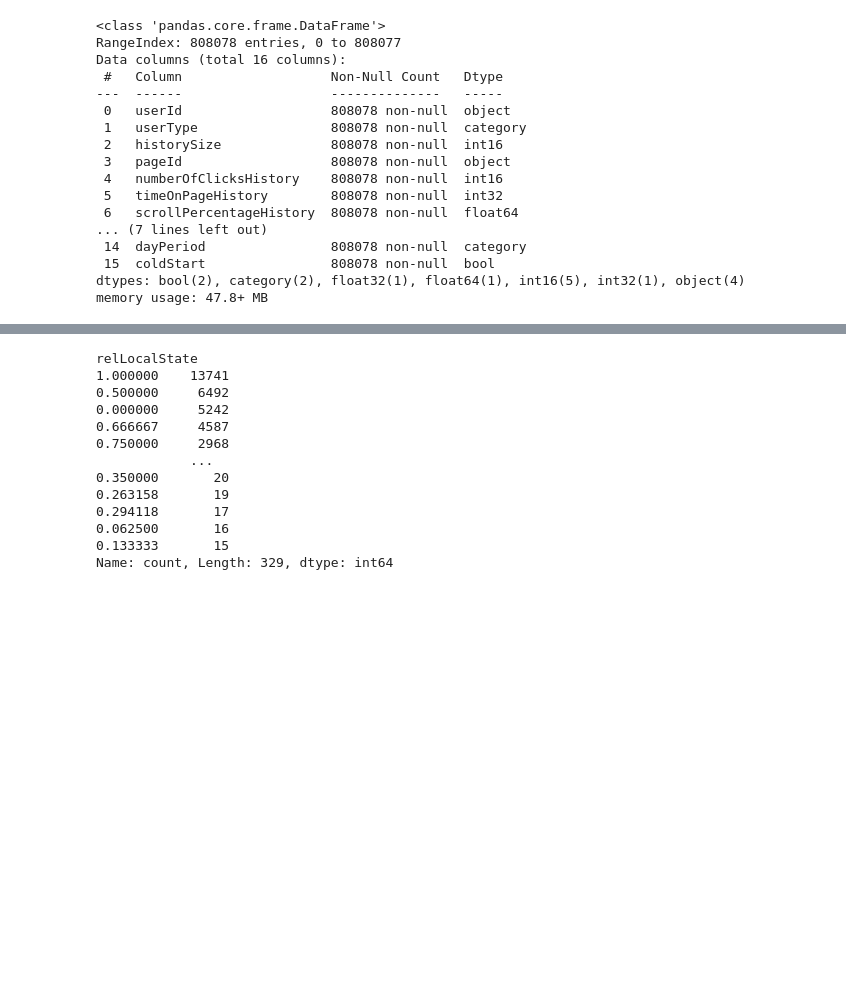
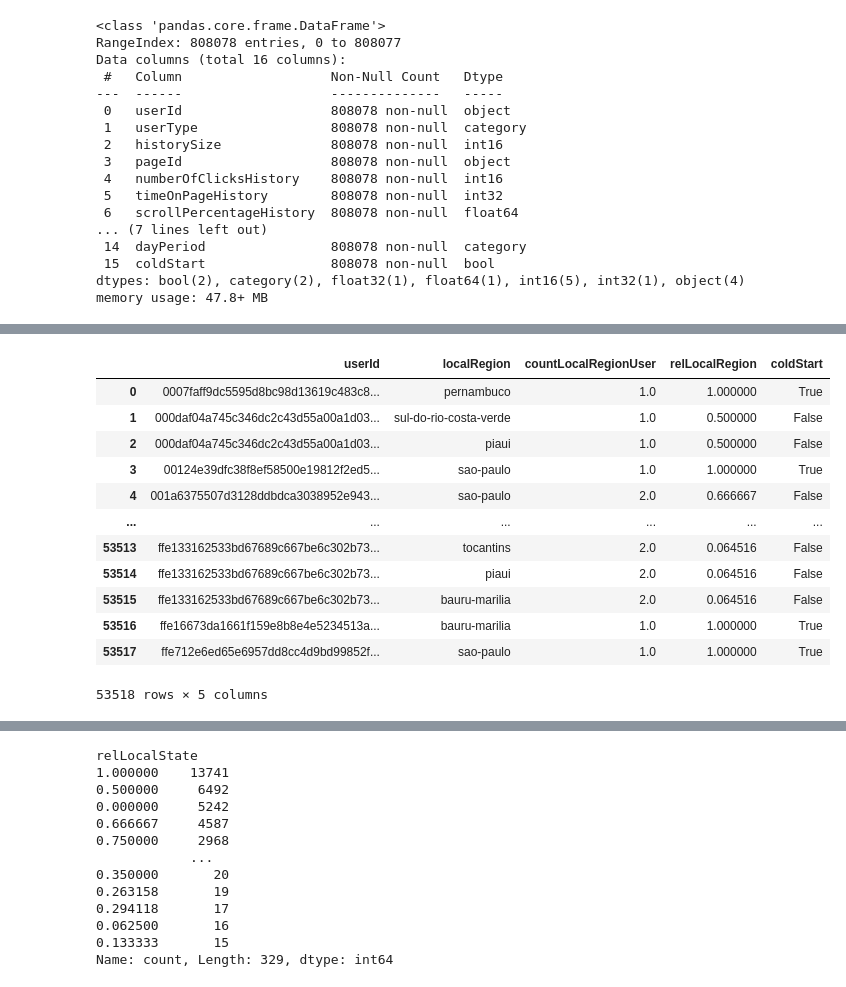
Before and after one commit to gmferratti/ML_Engineer_Datathon, a Jupyter notebook: notebooks/gmferratti/features/mixed_features.ipynb, the cells around one changed output, grey strips where cells are left out. Saved outputs shown, nothing was run; the diff lists cells and outputs as text; code cells hidden in the pictures; blank space fills up the shorter version.

```diff
--- a/notebooks/gmferratti/features/mixed_features.ipynb
+++ b/notebooks/gmferratti/features/mixed_features.ipynb
@@ -174,0 +404,16 @@ df_mix = preprocess_mix_feats(news, users)
+# %%
+region_df
+# %% [output]
+|  | userId | localRegion | countLocalRegionUser | relLocalRegion | coldStart |
+| 0 | 0007faff9dc5595d8bc98d13619c483c8... | pernambuco | 1.0 | 1.000000 | True |
+| 1 | 000daf04a745c346dc2c43d55a00a1d03... | sul-do-rio-costa-verde | 1.0 | 0.500000 | False |
+| 2 | 000daf04a745c346dc2c43d55a00a1d03... | piaui | 1.0 | 0.500000 | False |
+| 3 | 00124e39dfc38f8ef58500e19812f2ed5... | sao-paulo | 1.0 | 1.000000 | True |
+| 4 | 001a6375507d3128ddbdca3038952e943... | sao-paulo | 2.0 | 0.666667 | False |
+| ... | ... | ... | ... | ... | ... |
+| 53513 | ffe133162533bd67689c667be6c302b73... | tocantins | 2.0 | 0.064516 | False |
+| 53514 | ffe133162533bd67689c667be6c302b73... | piaui | 2.0 | 0.064516 | False |
+| 53515 | ffe133162533bd67689c667be6c302b73... | bauru-marilia | 2.0 | 0.064516 | False |
+| 53516 | ffe16673da1661f159e8b8e4e5234513a... | bauru-marilia | 1.0 | 1.000000 | True |
+| 53517 | ffe712e6ed65e6957dd8cc4d9bd99852f... | sao-paulo | 1.0 | 1.000000 | True |
+53518 rows × 5 columns
```
Also changed, not shown: parts of 13 cells of this notebook, 9 other files.
